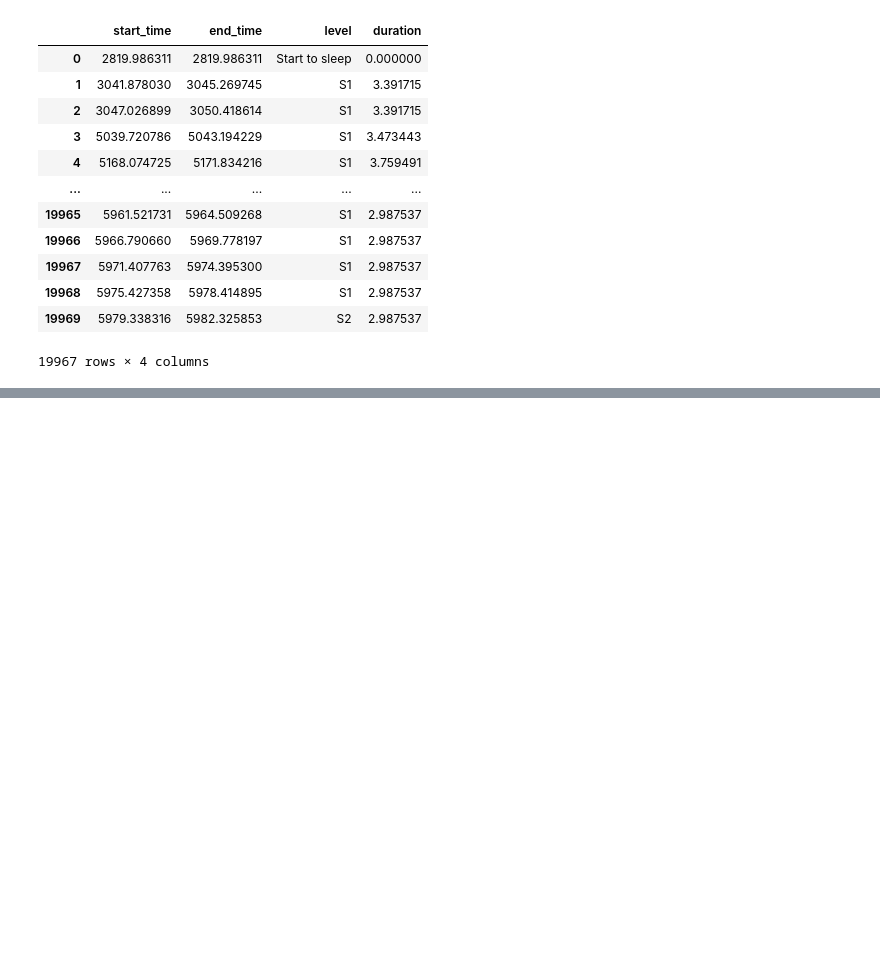
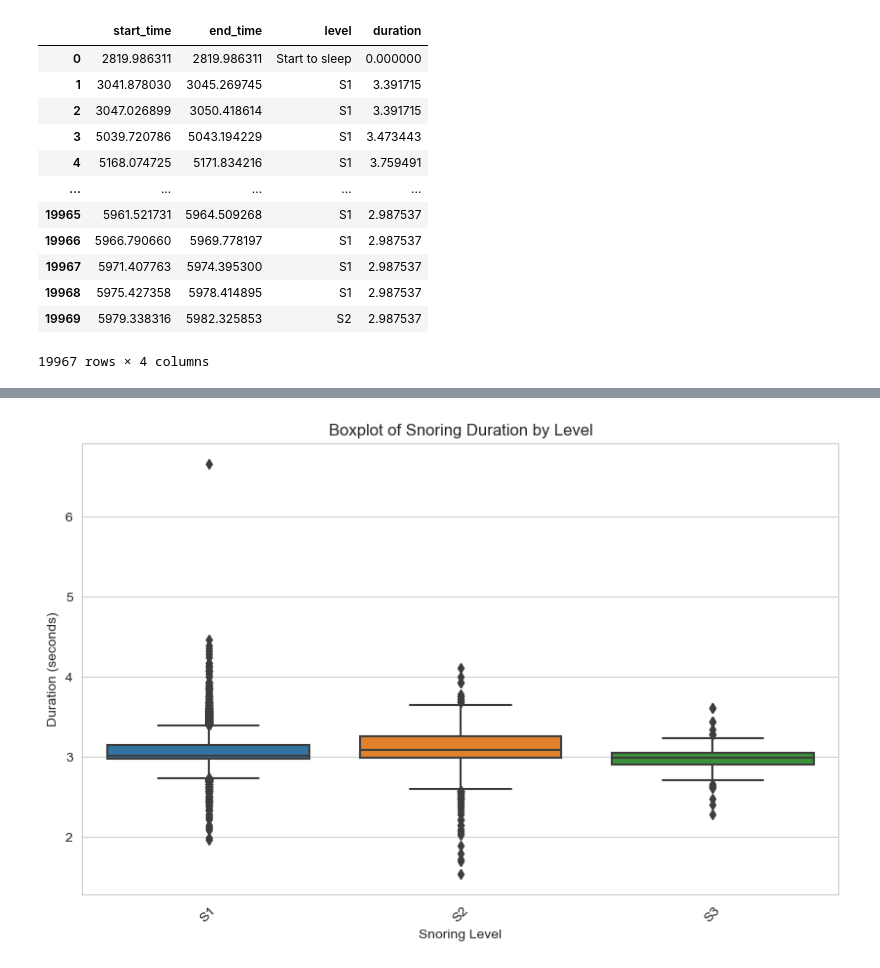
Before and after one commit to nandopants/DL-Snoring-Analysis, a Jupyter notebook: EDA.ipynb, the cells around one changed output, grey strips where cells are left out. Drawn from its saved outputs; the diff is of its cells as text; code cells hidden in the pictures; blank space fills up the shorter version.

```diff
--- a/EDA.ipynb
+++ b/EDA.ipynb
@@ -191,0 +271,12 @@ The MFCCs are the amplitudes of the resulting spectrum.
+# %%
+# Create a boxplot of snoring duration for each snoring level
+plt.figure(figsize=(10, 6))
+sns.set_style("whitegrid")
+ax = sns.boxplot(data=combined_df_new1, x='level', y='duration', order=combined_df_new1['level'].value_counts().index)
+plt.xlabel('Snoring Level')
+plt.ylabel('Duration (seconds)')
+plt.title('Boxplot of Snoring Duration by Level')
+plt.xticks(rotation=45)  # Rotate x-axis labels for better visibility
+plt.show()
+# %% [output]
+[figure, added]
```
Also changed, not shown: parts of 28 cells of this notebook.
